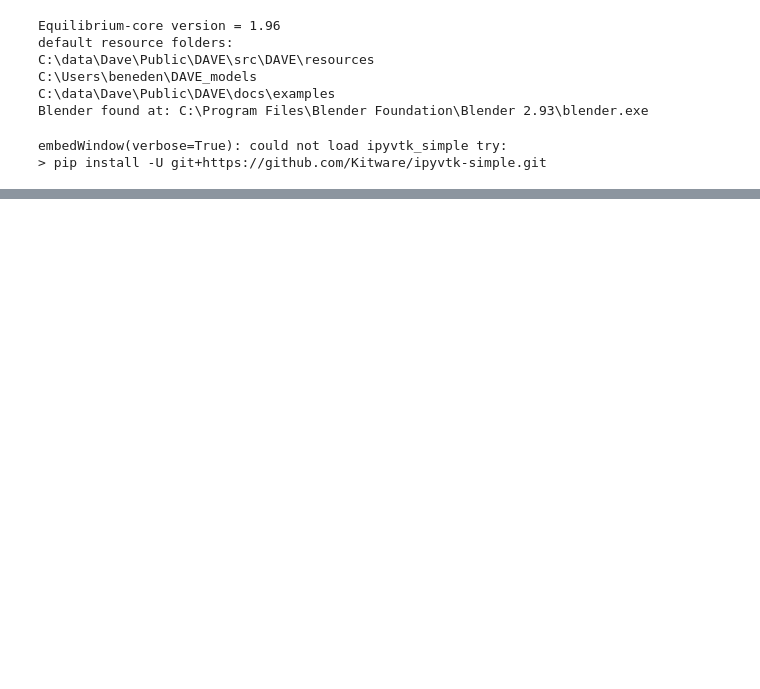
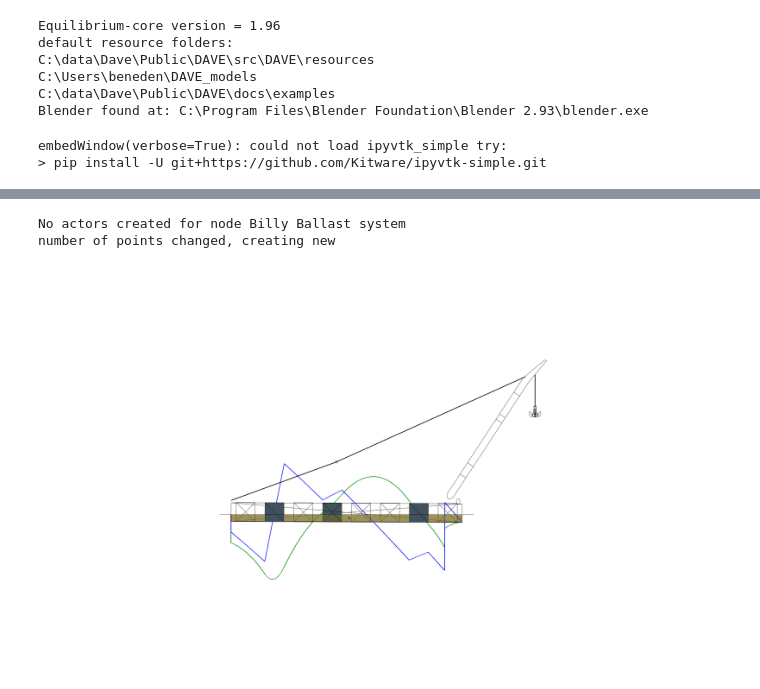
Before and after one commit to RubendeBruin/DAVE, a Jupyter notebook: docs/examples/dave_jupyter_show.ipynb, the cells around one changed output, grey strips where cells are left out. Drawn from its saved outputs; the diff is of its cells as text; code cells hidden in the pictures; blank space fills up the shorter version.

```diff
--- a/docs/examples/dave_jupyter_show.ipynb
+++ b/docs/examples/dave_jupyter_show.ipynb
@@ -33,0 +64,12 @@ KeyboardInterrupt:
+# %%
+show(s, camera_pos = (60, -200, 25),
+     lookat = 'y',
+     additional_actors=(*moment_line, *shearline),
+     painters='X-ray',
+     geometry_scale=0,
+     cog_scale=0,
+     zoom_fit = True)
+# %% [output]
+No actors created for node Billy Ballast system
+number of points changed, creating new
+[figure, added]
```
Also changed, not shown: parts of 7 cells of this notebook, 13 other files.
